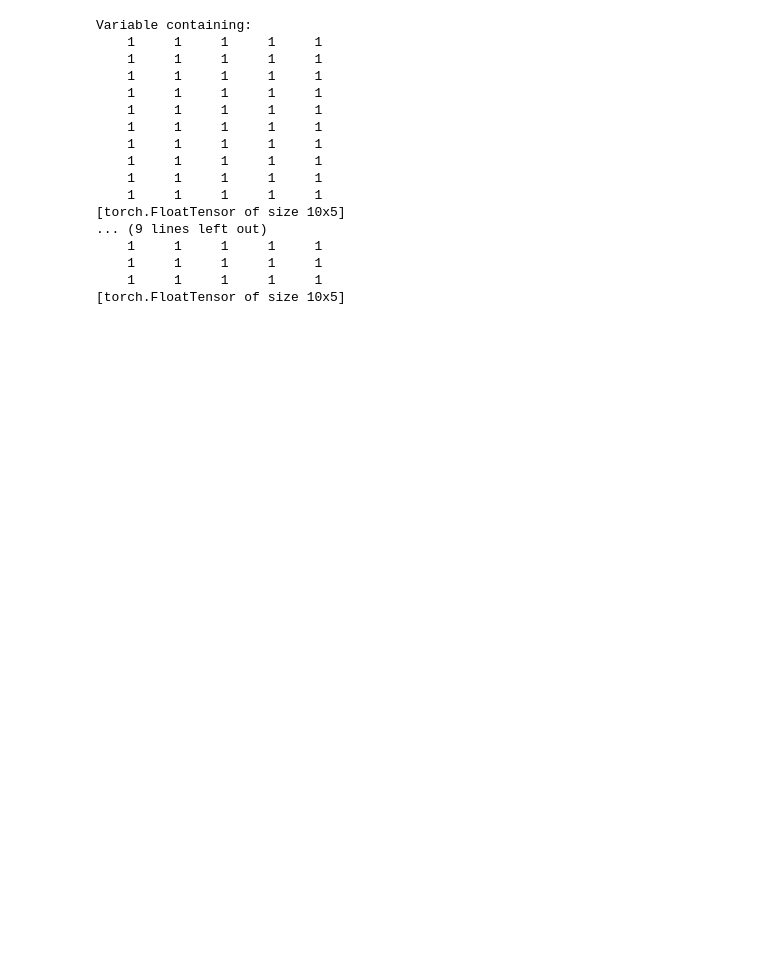
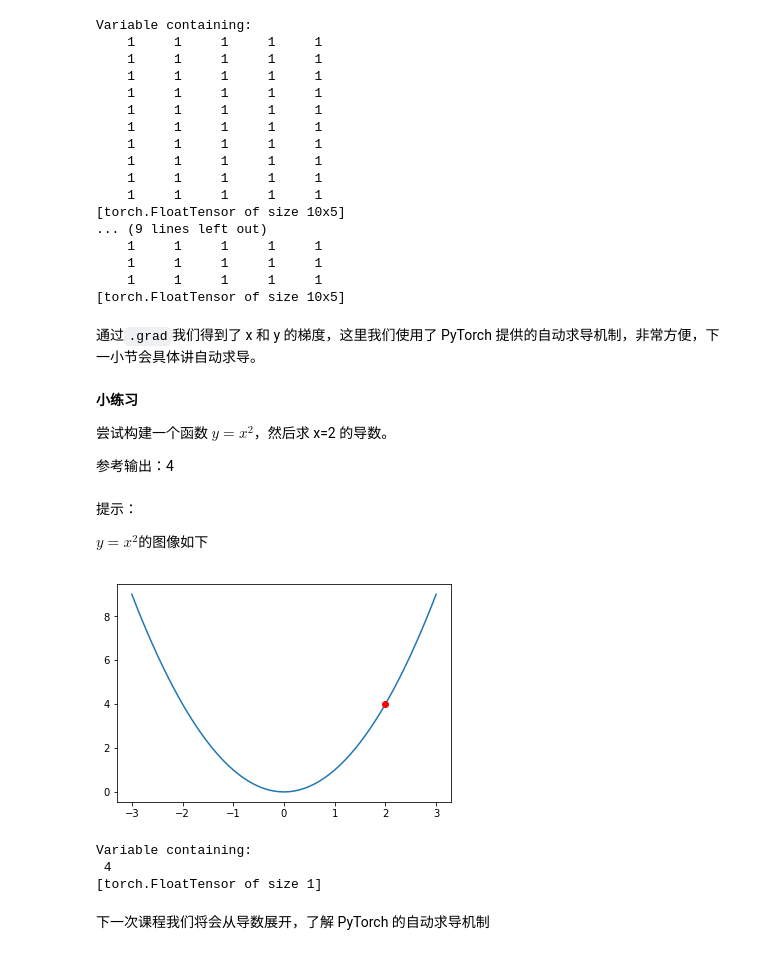
Before and after one commit to L1aoXingyu/code-of-learn-deep-learning-with-pytorch, a Jupyter notebook: chapter2_PyTorch-Basics/Tensor-and-Variable.ipynb, the cells around one changed output. Saved outputs shown, nothing was run; the diff lists cells and outputs as text; code cells hidden in the pictures; blank space fills up the shorter version.

```diff
--- a/chapter2_PyTorch-Basics/Tensor-and-Variable.ipynb
+++ b/chapter2_PyTorch-Basics/Tensor-and-Variable.ipynb
@@ -267,3 +319,36 @@ Variable containing:
     1     1     1     1     1
     1     1     1     1     1
 [torch.FloatTensor of size 10x5]
+# %% [markdown]
+通过`.grad`我们得到了 x 和 y 的梯度，这里我们使用了 PyTorch 提供的自动求导机制，非常方便，下一小节会具体讲自动求导。
+# %% [markdown]
+**小练习**
+
+尝试构建一个函数 $y = x^2 $，然后求 x=2 的导数。
+
+参考输出：4
+# %% [markdown]
+提示：
+
+$y = x^2$的图像如下
+# %%
+import matplotlib.pyplot as plt
+x = np.arange(-3, 3.01, 0.1)
+y = x ** 2
+plt.plot(x, y)
+plt.plot(2, 4, 'ro')
+plt.show()
+# %% [output]
+[figure, added]
+# %%
+# 答案
+x = Variable(torch.FloatTensor([2]), requires_grad=True)
+y = x ** 2
+y.backward()
+print(x.grad)
+# %% [output]
+Variable containing:
+ 4
+[torch.FloatTensor of size 1]
+# %% [markdown]
+下一次课程我们将会从导数展开，了解 PyTorch 的自动求导机制
```
Also changed, not shown: parts of 19 cells of this notebook, 20 other files.
